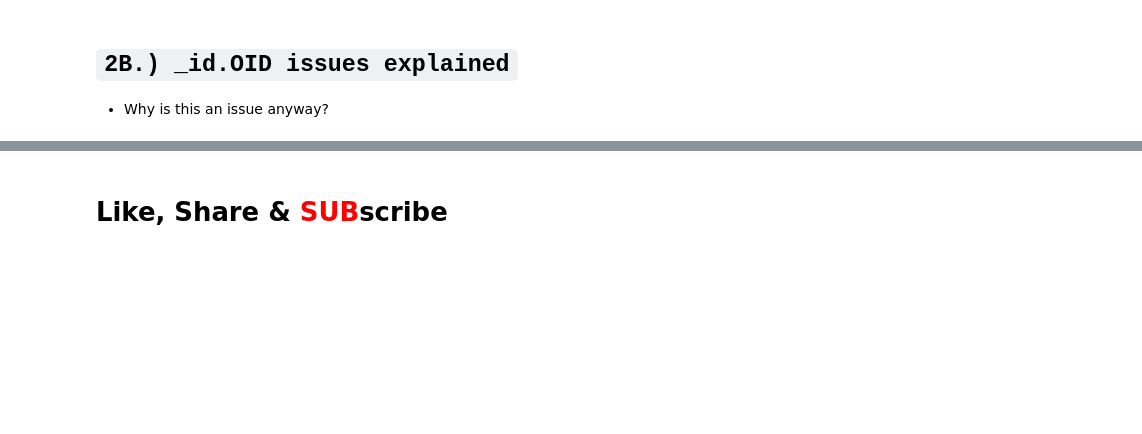
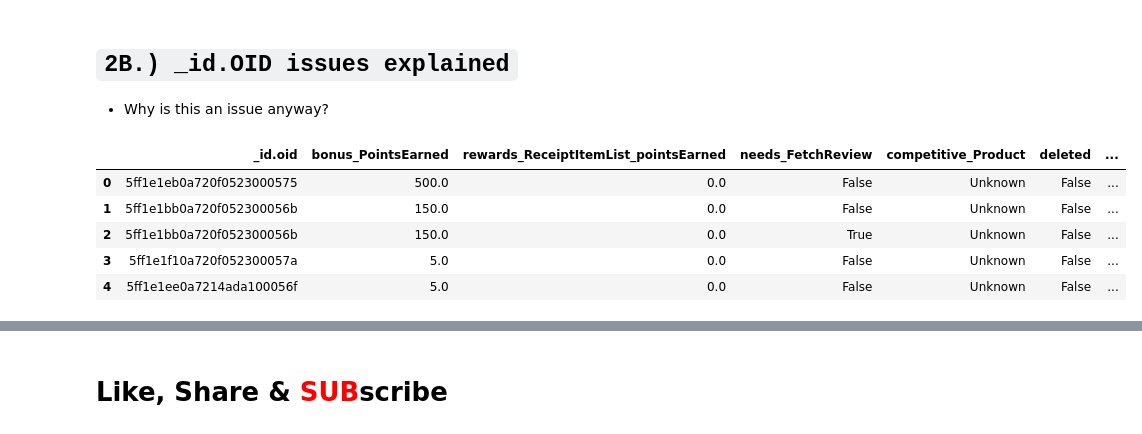
Before and after one commit to MrFuguDataScience/SendDataFrom-R-Python-to-SQL-PSQL-Mongo, a Jupyter notebook: Python_MySQL_Hiccups.ipynb, the cells around one changed output, grey strips where cells are left out. Drawn from its saved outputs; the diff is of its cells as text; code cells hidden in the pictures; blank space fills up the shorter version.

```diff
--- a/Python_MySQL_Hiccups.ipynb
+++ b/Python_MySQL_Hiccups.ipynb
@@ -459,30 +452,32 @@ deleted                                 7372
 user_FlaggedQuantity                    7082
 dtype: int64
 # %%
+ex_df_subset['bonus_PointsEarned']=ex_df_subset['bonus_PointsEarned'].fillna(0.0)
+ex_df_subset['bonus_PointsEarned']=pd.to_numeric(ex_df_subset['bonus_PointsEarned'])
 
 
-new_subset_play['rewardsReceiptItemList_pointsEarned']=new_subset_play['rewardsReceiptItemList_pointsEarned'].fillna(0.0)
+ex_df_subset['rewards_ReceiptItemList_pointsEarned']=ex_df_subset['rewards_ReceiptItemList_pointsEarned'].fillna(0.0)
 
-new_subset_play['rewardsReceiptItemList_pointsEarned']=pd.to_numeric(new_subset_play['rewardsReceiptItemList_pointsEarned'])
+ex_df_subset['rewards_ReceiptItemList_pointsEarned']=pd.to_numeric(ex_df_subset['rewards_ReceiptItemList_pointsEarned'])
 
 # 88% NaN
-set(new_subset_play['needsFetchReview'])
-new_subset_play['needsFetchReview'].isnull().sum()/len(new_subset_play['needsFetchReview'])
+set(ex_df_subset['needs_FetchReview'])
+ex_df_subset['needs_FetchReview'].isnull().sum()/len(ex_df_subset['needs_FetchReview'])
 # Replace NaN with False
-new_subset_play["needsFetchReview"].fillna(False,inplace=True)
+ex_df_subset["needs_FetchReview"].fillna(False,inplace=True)
 
 
 # Checking to see proportion of data NaN to decide how to handle these
-new_subset_play['competitiveProduct'].isnull().sum()/len(new_subset_play['competitiveProduct'])
+ex_df_subset['competitive_Product'].isnull().sum()/len(ex_df_subset['competitive_Product'])
 
-new_subset_play['competitiveProduct']=new_subset_play['competitiveProduct'].fillna("Unknown")
+ex_df_subset['competitive_Product']=ex_df_subset['competitive_Product'].fillna("Unknown")
 
-set(new_subset_play['deleted'])
+set(ex_df_subset['deleted'])
 #Bool values here, I replaced NaN with False as a judgement call and easier to import
-new_subset_play["deleted"].fillna(False,inplace=True)
+ex_df_subset["deleted"].fillna(False,inplace=True)
 
-# new_subset_play['userFlaggedQuantity']
-new_subset_play['userFlaggedQuantity']=new_subset_play['userFlaggedQuantity'].fillna(0)
+# ex_df_subset['userFlaggedQuantity']
+ex_df_subset['user_FlaggedQuantity']=ex_df_subset['user_FlaggedQuantity'].fillna(0)
 
-new_subset_play['userFlaggedQuantity']=pd.to_numeric(new_subset_play['userFlaggedQuantity'],downcast='signed')
-# new_subset_play['userFlaggedQuantity']
+ex_df_subset['user_FlaggedQuantity']=pd.to_numeric(ex_df_subset['user_FlaggedQuantity'],downcast='signed')
+# ex_df_subset['userFlaggedQuantity']
@@ -498,3 +513,14 @@ pd.DataFrame(mm,columns=mycursor.column_names)
 # `2B.) _id.OID issues explained`
 
 + Why is this an issue anyway?
+# %%
+# I artifically reset this so we can play and see what happens!
+ex_df_subset=ex_df_subset.rename(columns={'_id_oid':'_id.oid'})
+ex_df_subset.head()
+# %% [output]
+|  | _id.oid | bonus_PointsEarned | rewards_ReceiptItemList_pointsEarned | needs_FetchReview | competitive_Product | deleted | ... |
+| 0 | 5ff1e1eb0a720f0523000575 | 500.0 | 0.0 | False | Unknown | False | ... |
+| 1 | 5ff1e1bb0a720f052300056b | 150.0 | 0.0 | False | Unknown | False | ... |
+| 2 | 5ff1e1bb0a720f052300056b | 150.0 | 0.0 | True | Unknown | False | ... |
+| 3 | 5ff1e1f10a720f052300057a | 5.0 | 0.0 | False | Unknown | False | ... |
+| 4 | 5ff1e1ee0a7214ada100056f | 5.0 | 0.0 | False | Unknown | False | ... |
```
Also changed, not shown: parts of 16 cells of this notebook.
